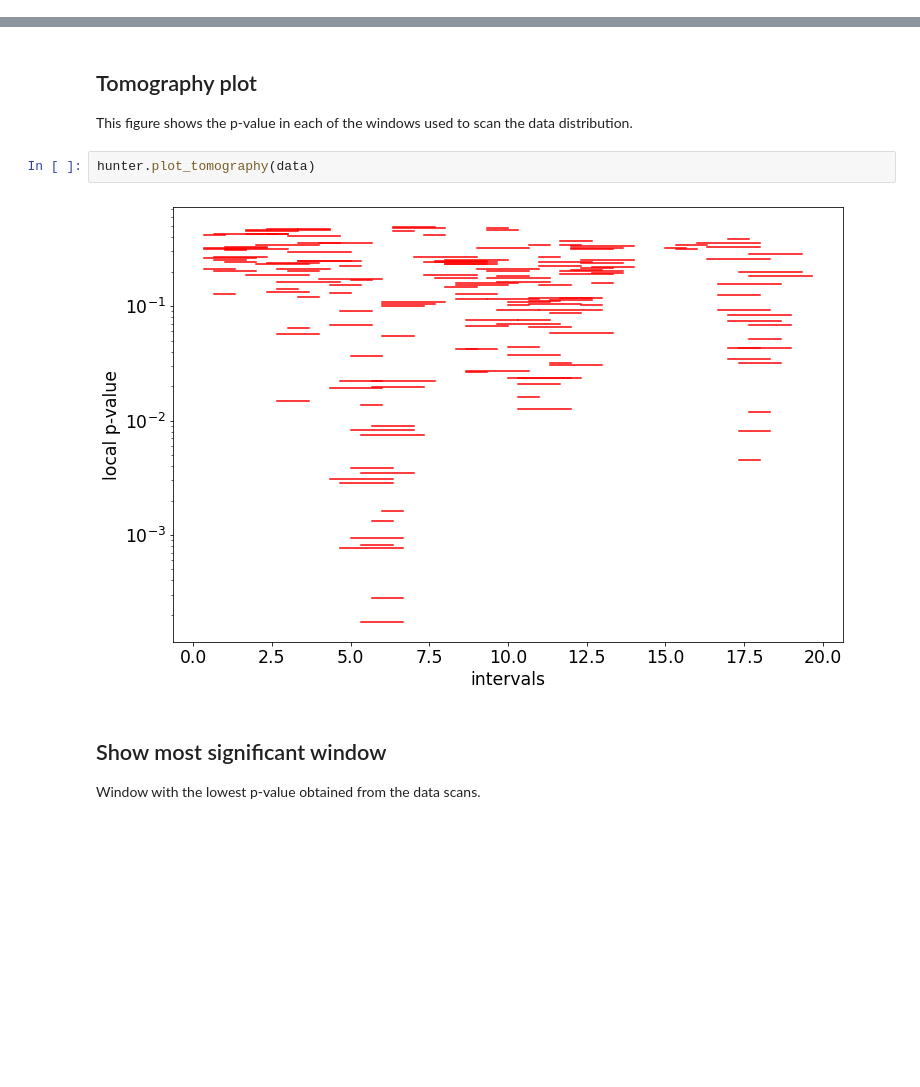
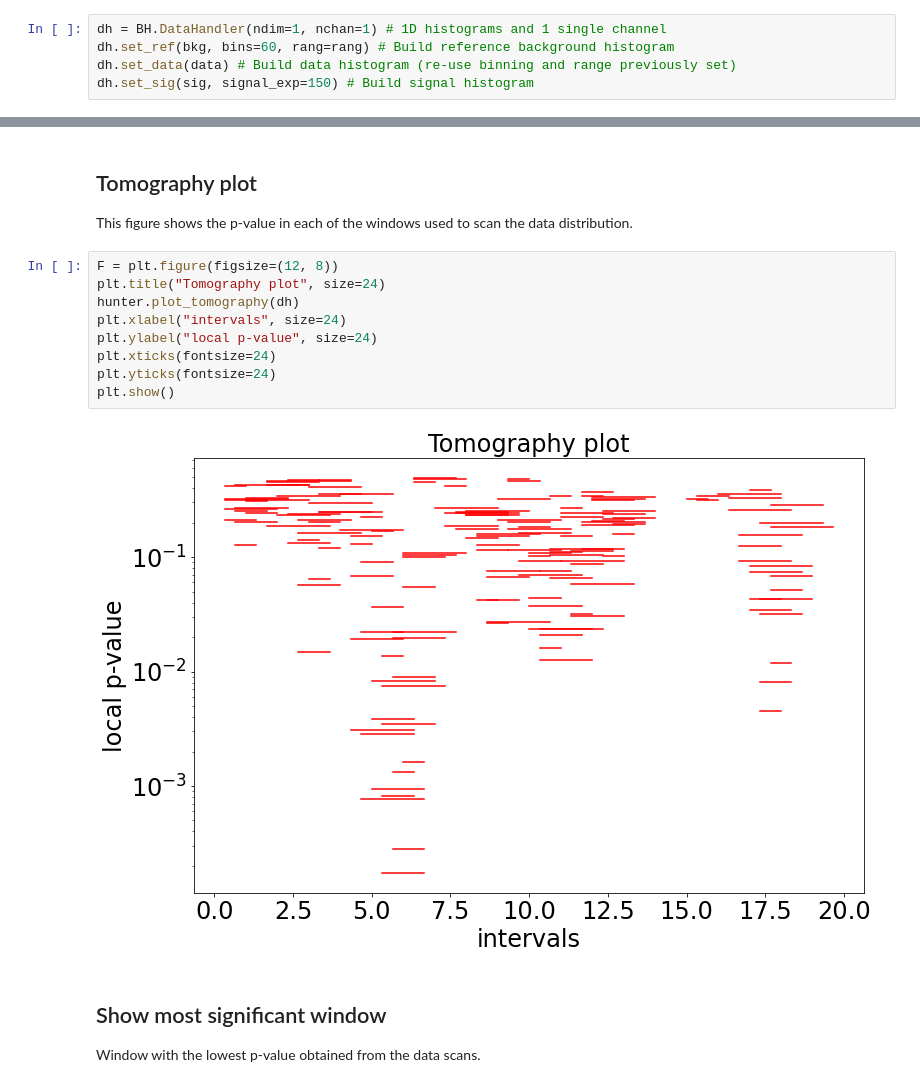
Before and after one commit to scikit-hep/pyBumpHunter, a Jupyter notebook: example/example.ipynb, the cells around one changed output, grey strips where cells are left out. Saved outputs shown, nothing was run; the diff lists cells and outputs as text; blank space fills up the shorter version.

```diff
--- a/example/example.ipynb
+++ b/example/example.ipynb
@@ -58,3 +64,8 @@ plt.show()
+# %%
+dh = BH.DataHandler(ndim=1, nchan=1) # 1D histograms and 1 single channel
+dh.set_ref(bkg, bins=60, rang=rang) # Build reference background histogram
+dh.set_data(data) # Build data histogram (re-use binning and range previously set)
+dh.set_sig(sig, signal_exp=150) # Build signal histogram
 # %% [markdown]
 ## Create a BumpHunter1D class instance.
 
@@ -116,10 +129,17 @@ Global significance : 2.1
 ## Tomography plot
 
 This figure shows the p-value in each of the windows used to scan the data distribution.
-# %%
-hunter.plot_tomography(data)
-# %% [output]
-[figure, removed]
+# %%
+F = plt.figure(figsize=(12, 8))
+plt.title("Tomography plot", size=24)
+hunter.plot_tomography(dh)
+plt.xlabel("intervals", size=24)
+plt.ylabel("local p-value", size=24)
+plt.xticks(fontsize=24)
+plt.yticks(fontsize=24)
+plt.show()
+# %% [output]
+[figure, added]
 # %% [markdown]
 ## Show most significant window
 
```
Also changed, not shown: parts of 16 cells of this notebook, 14 other files.
